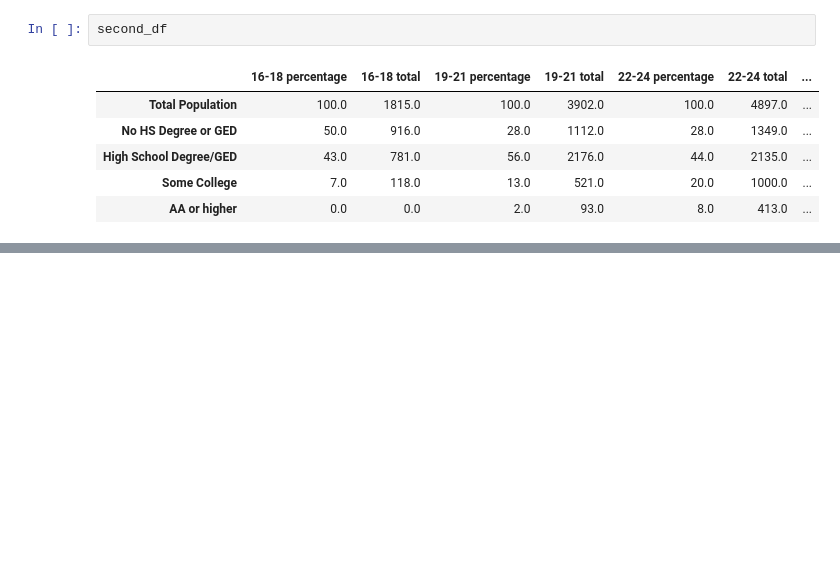
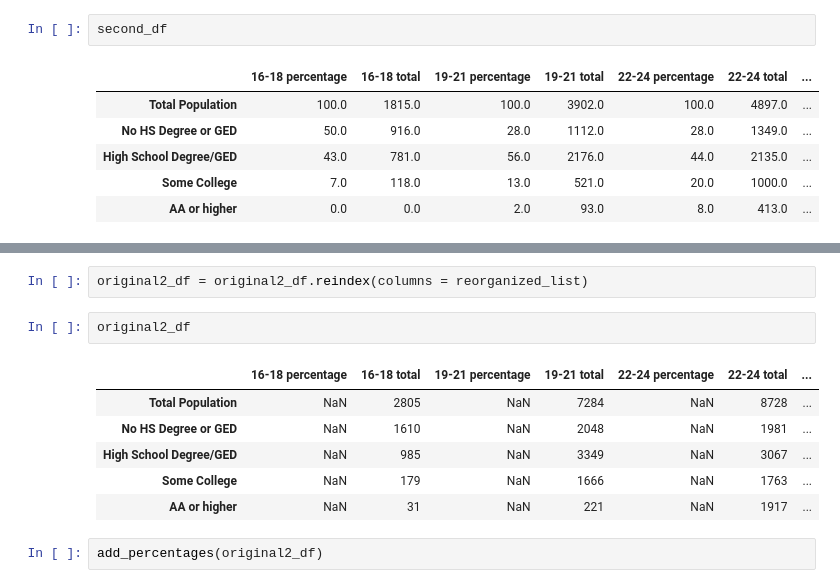
Before and after one commit to Lucaswb/project1_flatiron, a Jupyter notebook: second table update from 2016 survey.ipynb, the cells around one changed output, grey strips where cells are left out. Cells and saved outputs as stored; diff of their text form; blank space fills up the shorter version.

```diff
--- a/second table update from 2016 survey.ipynb
+++ b/second table update from 2016 survey.ipynb
@@ -226,0 +261,13 @@ second_df
+# %%
+original2_df = original2_df.reindex(columns = reorganized_list)
+# %%
+original2_df
+# %% [output]
+|  | 16-18 percentage | 16-18 total | 19-21 percentage | 19-21 total | 22-24 percentage | 22-24 total | ... |
+| Total Population | NaN | 2805 | NaN | 7284 | NaN | 8728 | ... |
+| No HS Degree or GED | NaN | 1610 | NaN | 2048 | NaN | 1981 | ... |
+| High School Degree/GED | NaN | 985 | NaN | 3349 | NaN | 3067 | ... |
+| Some College | NaN | 179 | NaN | 1666 | NaN | 1763 | ... |
+| AA or higher | NaN | 31 | NaN | 221 | NaN | 1917 | ... |
+# %%
+add_percentages(original2_df)
```
Also changed, not shown: parts of 12 cells of this notebook, 1 other file.
